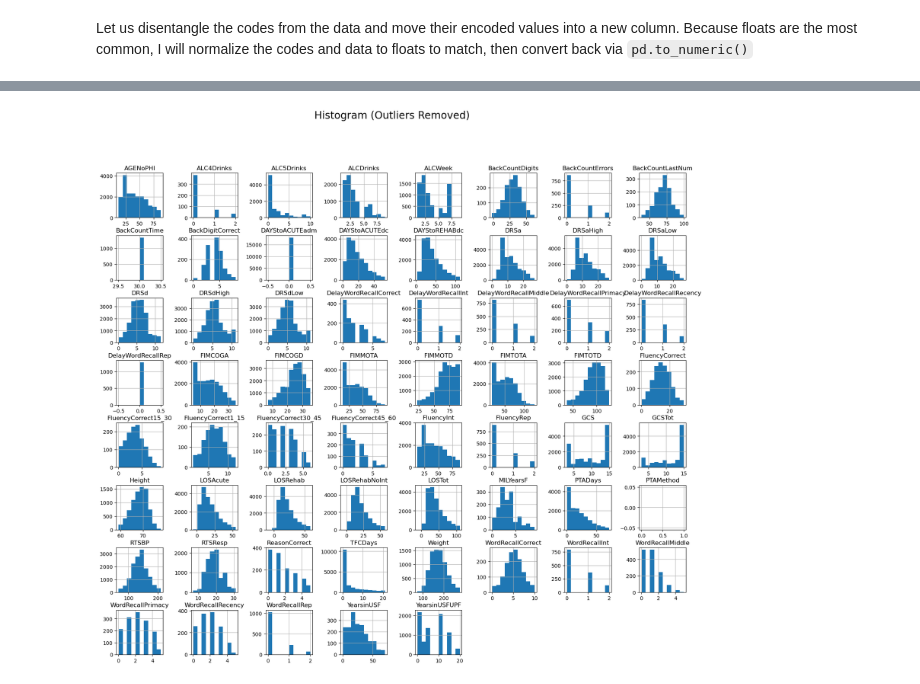
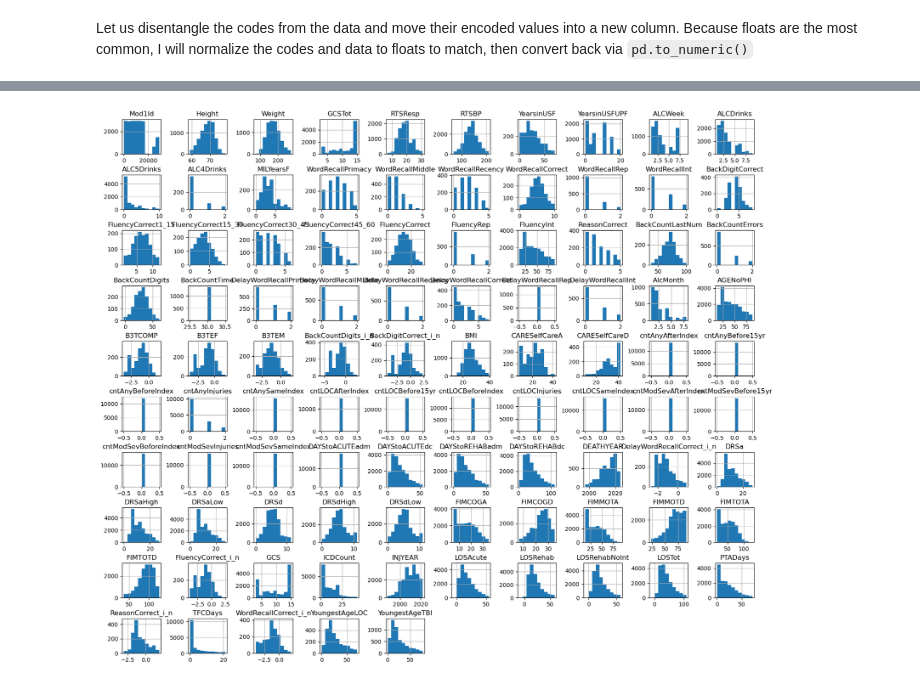
Before and after one commit to olsenben/PREDDICT-SPAULDING, a Jupyter notebook: notebooks/01_data_preprocessing.ipynb, the cells around one changed output, grey strips where cells are left out. Drawn from its saved outputs; the diff is of its cells as text; code cells hidden in the pictures.

```diff
--- a/notebooks/01_data_preprocessing.ipynb
+++ b/notebooks/01_data_preprocessing.ipynb
@@ -429,27 +401,43 @@ cont_cols = df_decoded_clean_summary[df_decoded_clean_summary['all_categorical']
 # %%
-cont_data = df_decoded_clean[cont_cols]
+col_map = {col.lower(): col for col in df.columns}
 
-Q1 = cont_data.quantile(0.25)
-Q3 = cont_data.quantile(0.75)
+categorical_cols = df_decoded_clean_summary[df_decoded_clean_summary['all_categorical'] == True]['Variable'].str.lower().str.strip().tolist()
+
+continuous_cols = [
+    i.lower().strip()
+    for i in form_vars_df['Name'].unique()
+    if i.lower().strip() not in categorical_cols
+]
+
+continuous_cols = list(map(col_map.get, continuous_cols))
+
+
+#Compute IQR
+
+data = df_decoded_clean[continuous_cols]
+
+
+Q1 = data.quantile(0.25)
+Q3 = data.quantile(0.75)
 IQR = Q3 - Q1
 
 # Define bounds (you can adjust the multiplier)
 lower_bound = Q1 - 1.5 * IQR
 upper_bound = Q3 + 1.5 * IQR
 
 # Filter out outliers
-filtered_cont_data = cont_data[(cont_data >= lower_bound) & (cont_data <= upper_bound)]
+filtered_data = data[(data >= lower_bound) & (data <= upper_bound)]
+
+
 
 # Plot histogram
-ax = filtered_cont_data.hist(figsize=(20, 17))
+
+ax = filtered_data.hist(figsize=(20, 17))
 
 # Adjust spacing between subplots
-plt.subplots_adjust(hspace=0.4, wspace=0.6)
-
-# Add a title to the whole figure (optional)
-plt.suptitle("Histogram (Outliers Removed)", fontsize=20)
-
+plt.subplots_adjust(hspace=0.6, wspace=0.7)
+plt.title("Histogram (Outliers Removed)")
 plt.show()
 # %% [output]
-[figure, old version]
+[figure, new version]
 # %%
```
Also changed, not shown: parts of 13 cells of this notebook, 1 other file.
